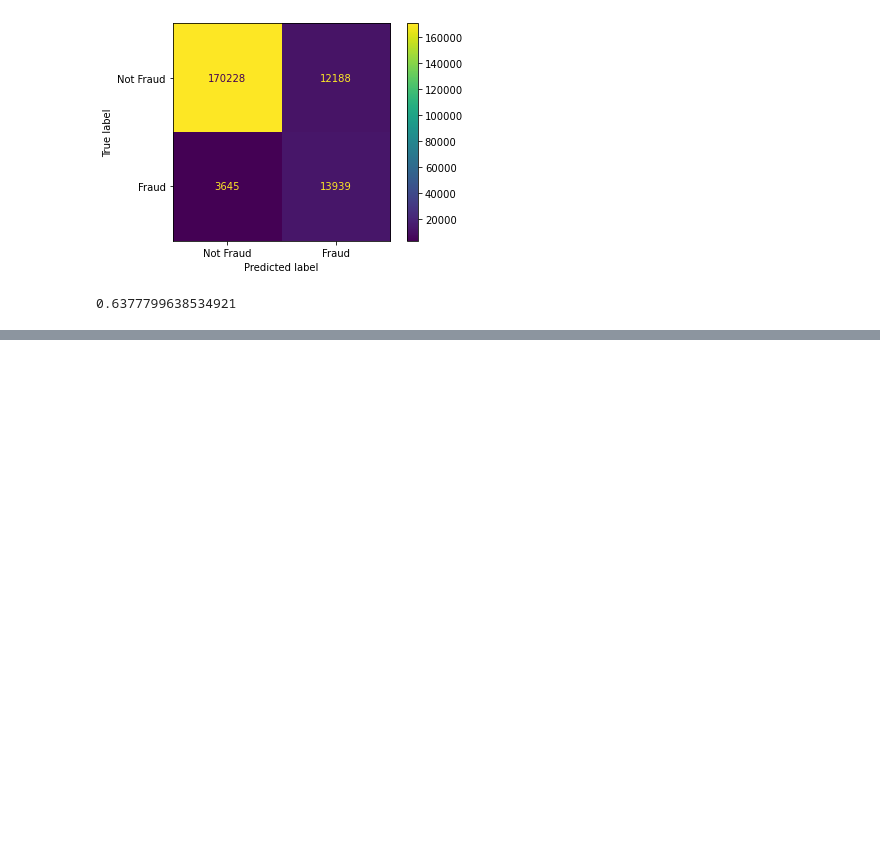
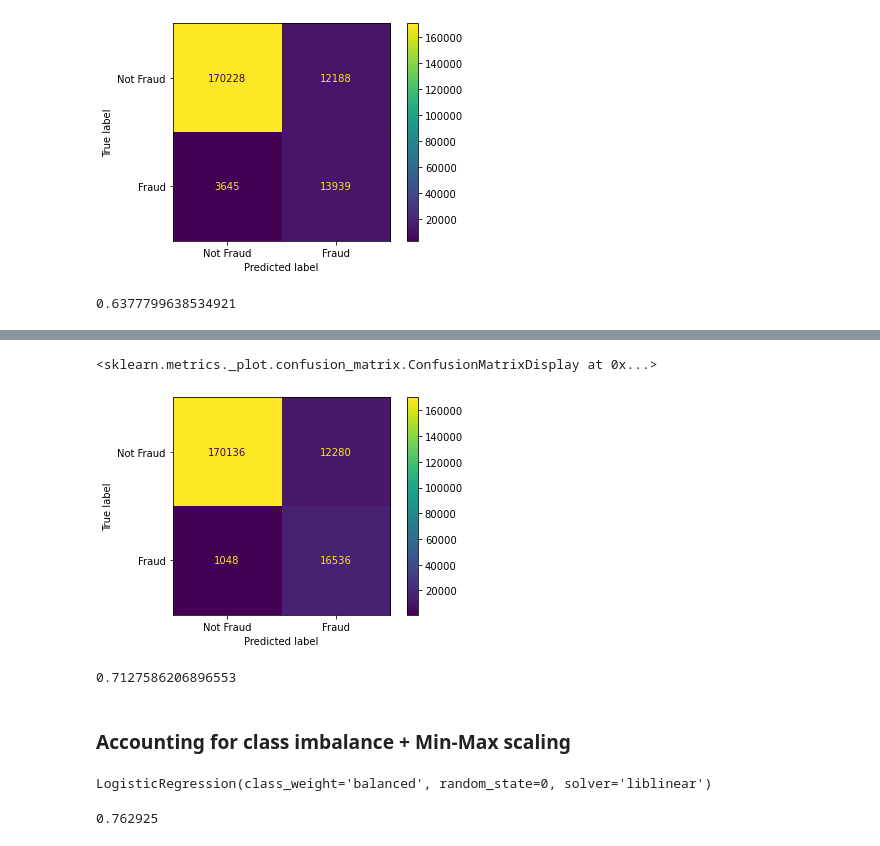
Before and after one commit to wavyvone/Credit_Card_Fraud, a Jupyter notebook: Logistic Regression.ipynb, the cells around one changed output, grey strips where cells are left out. Drawn from its saved outputs; the diff is of its cells as text; code cells hidden in the pictures; blank space fills up the shorter version.

```diff
--- a/Logistic Regression.ipynb
+++ b/Logistic Regression.ipynb
@@ -149,0 +180,6 @@ f1_score(test_Y, predict_Y)
+# %%
+scaler = preprocessing.StandardScaler().fit(train_X)
+train_X_scaled = scaler.transform(train_X)
+
+scaler = preprocessing.StandardScaler().fit(test_X)
+test_X_scaled = scaler.transform(test_X)
@@ -149,0 +192,3 @@ f1_score(test_Y, predict_Y)
+# %%
+#Get prediction
+predict_Y = model.predict(test_X_scaled)
@@ -149,0 +201,13 @@ f1_score(test_Y, predict_Y)
+# %%
+c_matrix = confusion_matrix(test_Y, predict_Y)
+disp = ConfusionMatrixDisplay(confusion_matrix=c_matrix, display_labels=["Not Fraud", "Fraud"])
+disp.plot()
+# %% [output]
+<sklearn.metrics._plot.confusion_matrix.ConfusionMatrixDisplay at 0x...>
+[figure, added]
+# %%
+f1_score(test_Y, predict_Y)
+# %% [output]
+0.7127586206896553
+# %% [markdown]
+### Accounting for class imbalance + Min-Max scaling
@@ -149,0 +221,6 @@ f1_score(test_Y, predict_Y)
+# %%
+#train model with training data
+model = LogisticRegression(solver='liblinear', random_state=0, class_weight='balanced')
+model.fit(train_X_scaled, train_Y)
+# %% [output]
+LogisticRegression(class_weight='balanced', random_state=0, solver='liblinear')
@@ -149,0 +230,6 @@ f1_score(test_Y, predict_Y)
+# %%
+#Get accuracy
+acc = accuracy_score(test_Y, predict_Y)
+print(acc)
+# %% [output]
+0.762925
```
Also changed, not shown: parts of 14 cells of this notebook.
